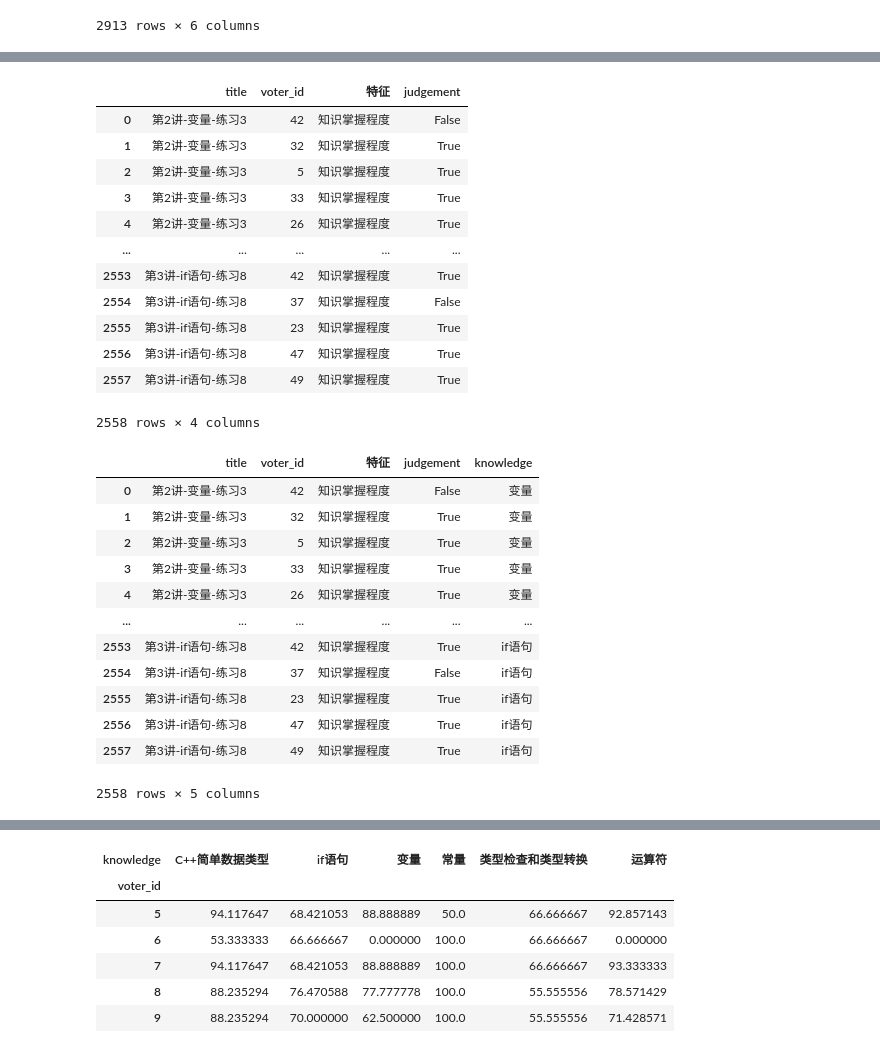
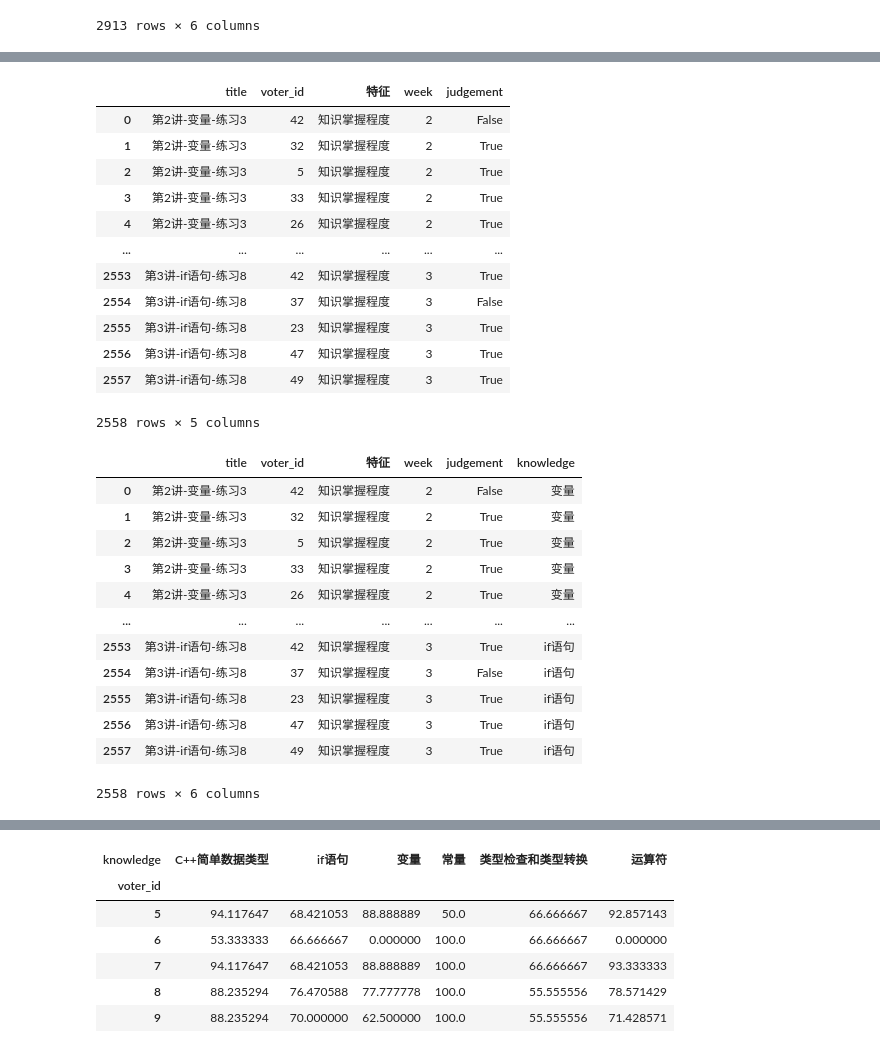
Before and after one commit to yuyalun-allen/student-portrait, a Jupyter notebook: explore.ipynb, the cells around one changed output, grey strips where cells are left out. Saved outputs shown, nothing was run; the diff lists cells and outputs as text; code cells hidden in the pictures.

Commit message:
feat: add week assessment

```diff
--- a/explore.ipynb
+++ b/explore.ipynb
@@ -112,37 +112,37 @@ def judge(row):
     else:
         return False
 # %%
-answer_judgements = full_df.loc[:, ["title", "voter_id", "特征"]]
+answer_judgements = full_df.loc[:, ["title", "voter_id", "特征", "week"]]
 answer_judgements["judgement"] = full_df.apply(judge, axis=1)
 answer_judgements
 # %% [output]
-|  | title | voter_id | 特征 | judgement |
-| 0 | 第2讲-变量-练习3 | 42 | 知识掌握程度 | False |
-| 1 | 第2讲-变量-练习3 | 32 | 知识掌握程度 | True |
-| 2 | 第2讲-变量-练习3 | 5 | 知识掌握程度 | True |
-| 3 | 第2讲-变量-练习3 | 33 | 知识掌握程度 | True |
-| 4 | 第2讲-变量-练习3 | 26 | 知识掌握程度 | True |
-| ... | ... | ... | ... | ... |
-| 2553 | 第3讲-if语句-练习8 | 42 | 知识掌握程度 | True |
-| 2554 | 第3讲-if语句-练习8 | 37 | 知识掌握程度 | False |
-| 2555 | 第3讲-if语句-练习8 | 23 | 知识掌握程度 | True |
-| 2556 | 第3讲-if语句-练习8 | 47 | 知识掌握程度 | True |
-| 2557 | 第3讲-if语句-练习8 | 49 | 知识掌握程度 | True |
+|  | title | voter_id | 特征 | week | judgement |
+| 0 | 第2讲-变量-练习3 | 42 | 知识掌握程度 | 2 | False |
+| 1 | 第2讲-变量-练习3 | 32 | 知识掌握程度 | 2 | True |
+| 2 | 第2讲-变量-练习3 | 5 | 知识掌握程度 | 2 | True |
+| 3 | 第2讲-变量-练习3 | 33 | 知识掌握程度 | 2 | True |
+| 4 | 第2讲-变量-练习3 | 26 | 知识掌握程度 | 2 | True |
+| ... | ... | ... | ... | ... | ... |
+| 2553 | 第3讲-if语句-练习8 | 42 | 知识掌握程度 | 3 | True |
+| 2554 | 第3讲-if语句-练习8 | 37 | 知识掌握程度 | 3 | False |
+| 2555 | 第3讲-if语句-练习8 | 23 | 知识掌握程度 | 3 | True |
+| 2556 | 第3讲-if语句-练习8 | 47 | 知识掌握程度 | 3 | True |
+| 2557 | 第3讲-if语句-练习8 | 49 | 知识掌握程度 | 3 | True |
-2558 rows × 4 columns
+2558 rows × 5 columns
 # %%
 answer_judgements['knowledge'] = answer_judgements['title'].str.split('-').str[1]
 answer_judgements
 # %% [output]
-|  | title | voter_id | 特征 | judgement | knowledge |
-| 0 | 第2讲-变量-练习3 | 42 | 知识掌握程度 | False | 变量 |
-| 1 | 第2讲-变量-练习3 | 32 | 知识掌握程度 | True | 变量 |
-| 2 | 第2讲-变量-练习3 | 5 | 知识掌握程度 | True | 变量 |
-| 3 | 第2讲-变量-练习3 | 33 | 知识掌握程度 | True | 变量 |
-| 4 | 第2讲-变量-练习3 | 26 | 知识掌握程度 | True | 变量 |
-| ... | ... | ... | ... | ... | ... |
-| 2553 | 第3讲-if语句-练习8 | 42 | 知识掌握程度 | True | if语句 |
-| 2554 | 第3讲-if语句-练习8 | 37 | 知识掌握程度 | False | if语句 |
-| 2555 | 第3讲-if语句-练习8 | 23 | 知识掌握程度 | True | if语句 |
-| 2556 | 第3讲-if语句-练习8 | 47 | 知识掌握程度 | True | if语句 |
-| 2557 | 第3讲-if语句-练习8 | 49 | 知识掌握程度 | True | if语句 |
+|  | title | voter_id | 特征 | week | judgement | knowledge |
+| 0 | 第2讲-变量-练习3 | 42 | 知识掌握程度 | 2 | False | 变量 |
+| 1 | 第2讲-变量-练习3 | 32 | 知识掌握程度 | 2 | True | 变量 |
+| 2 | 第2讲-变量-练习3 | 5 | 知识掌握程度 | 2 | True | 变量 |
+| 3 | 第2讲-变量-练习3 | 33 | 知识掌握程度 | 2 | True | 变量 |
+| 4 | 第2讲-变量-练习3 | 26 | 知识掌握程度 | 2 | True | 变量 |
+| ... | ... | ... | ... | ... | ... | ... |
+| 2553 | 第3讲-if语句-练习8 | 42 | 知识掌握程度 | 3 | True | if语句 |
+| 2554 | 第3讲-if语句-练习8 | 37 | 知识掌握程度 | 3 | False | if语句 |
+| 2555 | 第3讲-if语句-练习8 | 23 | 知识掌握程度 | 3 | True | if语句 |
+| 2556 | 第3讲-if语句-练习8 | 47 | 知识掌握程度 | 3 | True | if语句 |
+| 2557 | 第3讲-if语句-练习8 | 49 | 知识掌握程度 | 3 | True | if语句 |
-2558 rows × 5 columns
+2558 rows × 6 columns
```
Also changed, not shown: parts of 4 cells of this notebook, 1 other file.
